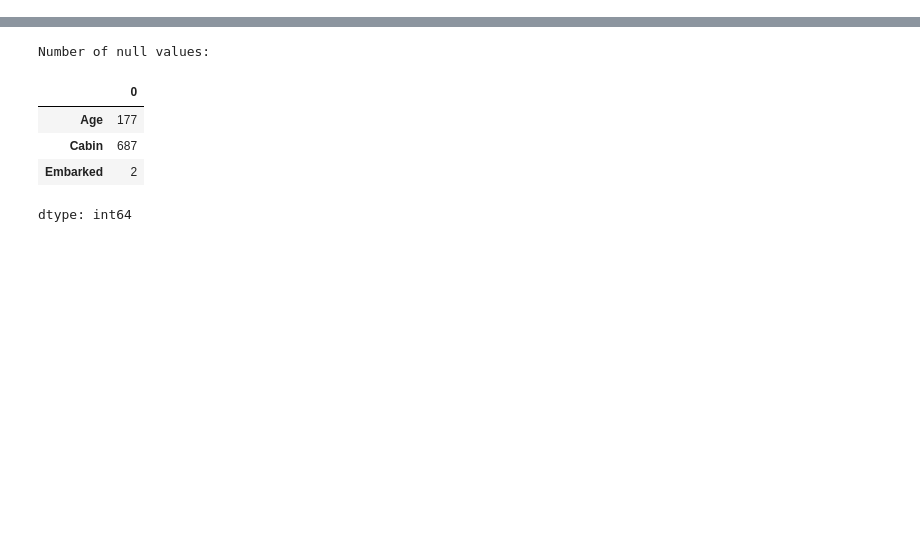
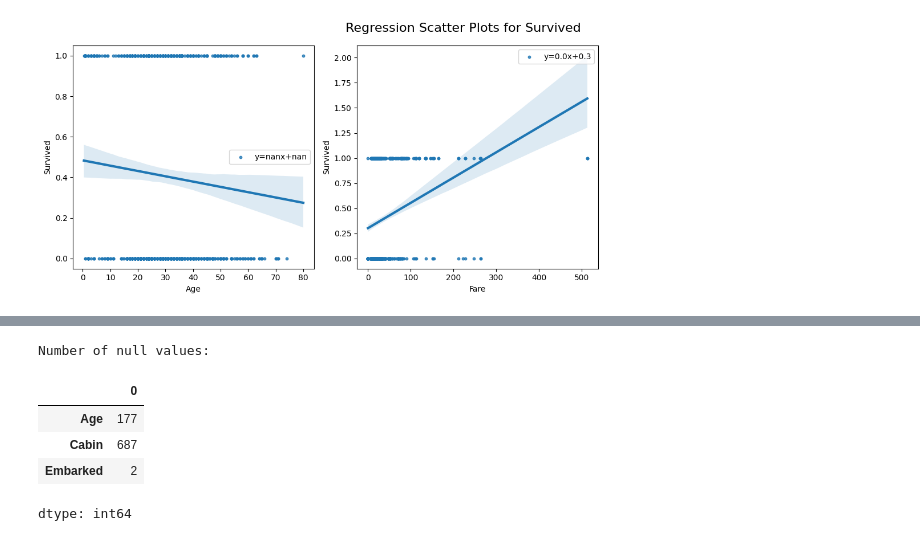
Before and after one commit to ariahosseini/TradML, a Jupyter notebook: ML_CatBoost_ProjOne.ipynb, the cells around one changed output, grey strips where cells are left out. Cells and saved outputs as stored; diff of their text form; code cells hidden in the pictures; blank space fills up the shorter version.

```diff
--- a/ML_CatBoost_ProjOne.ipynb
+++ b/ML_CatBoost_ProjOne.ipynb
@@ -107,0 +132,5 @@ Embarked : 3
+# %%
+plot_regs(df=train_df, cts_vars=numerical_features, response="Survived",
+          num_cols=3, dot_size=10, line_width=3)
+# %% [output]
+[figure, added]
```
Also changed, not shown: parts of 63 cells of this notebook.
